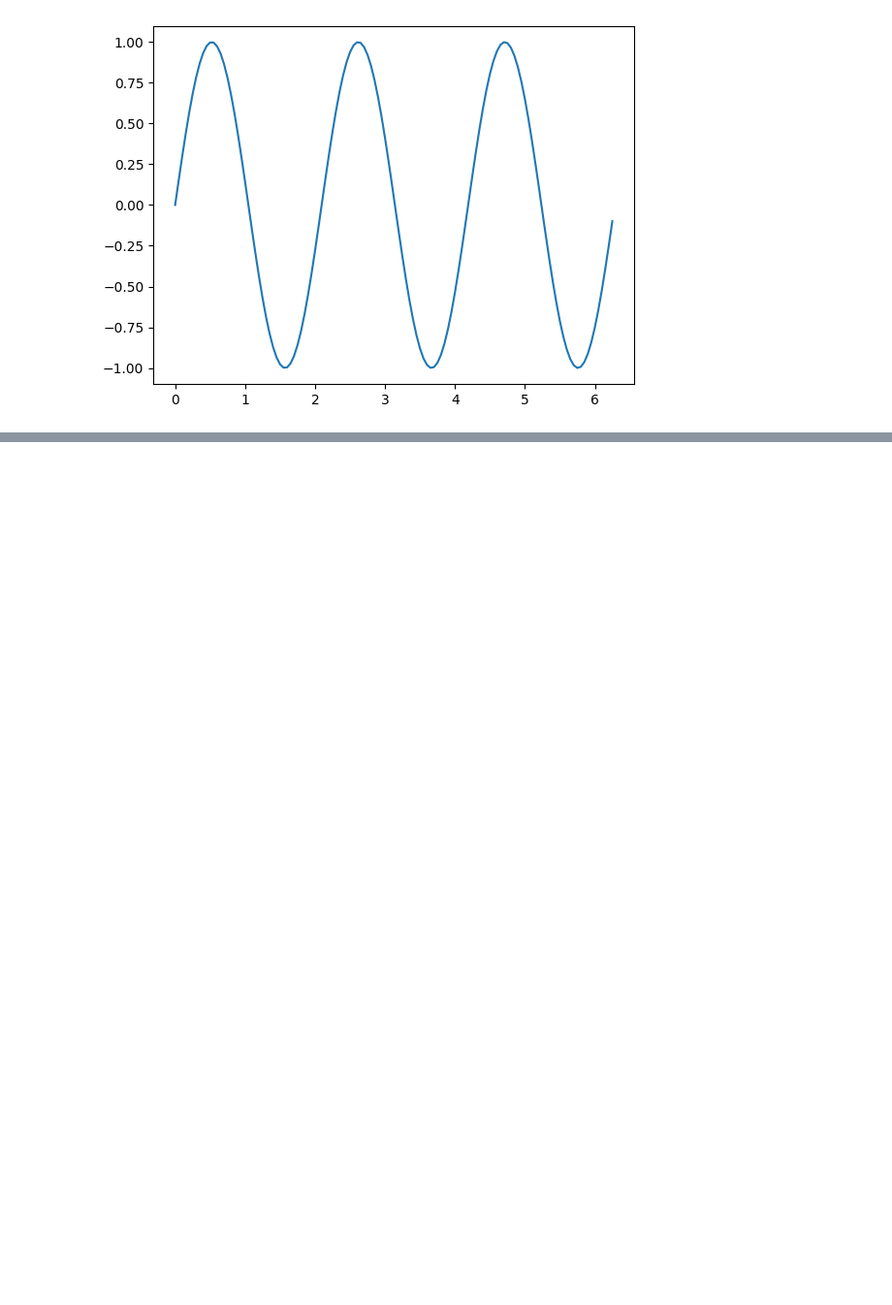
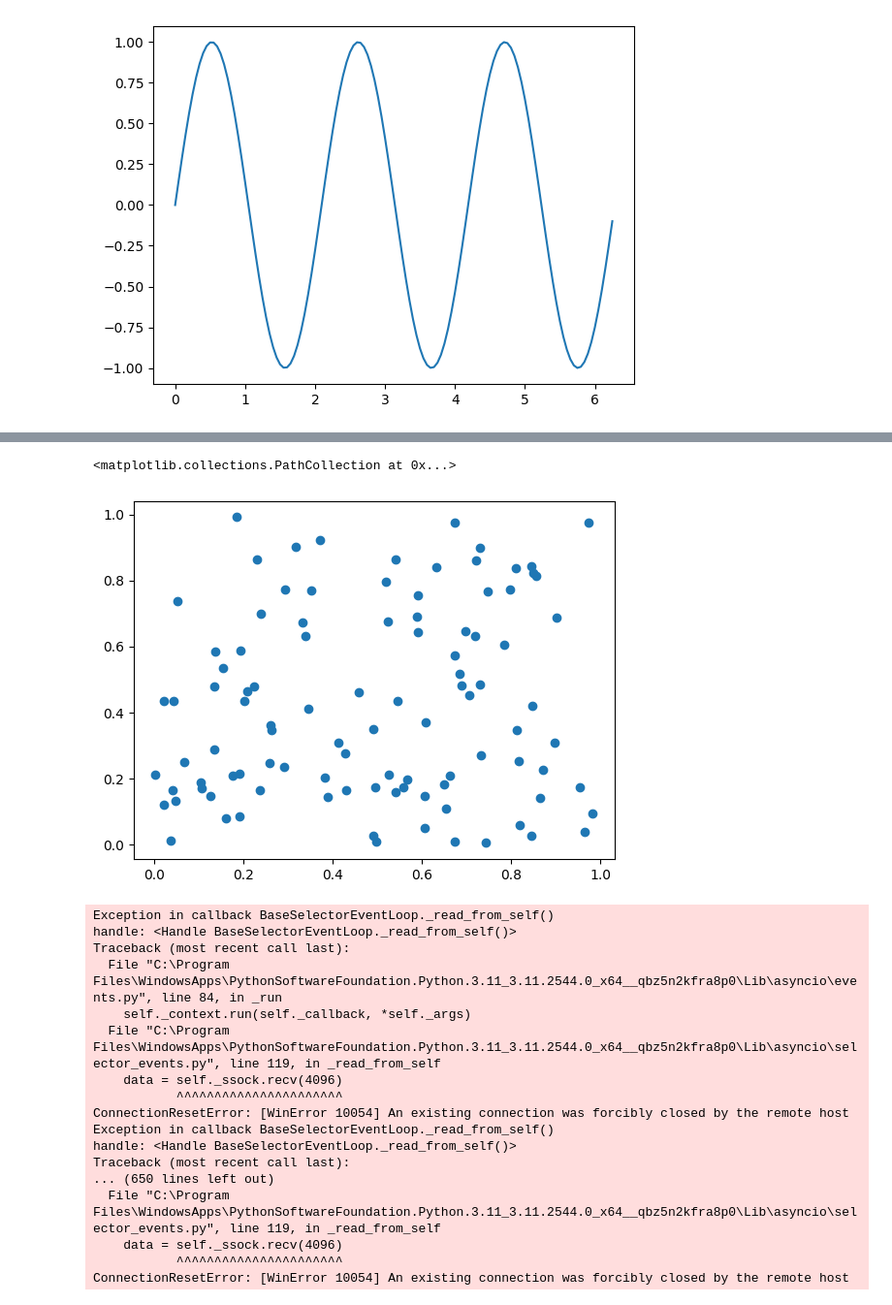
Before and after one commit to Veda-rathna/Numpy, a Jupyter notebook: matplotlib.ipynb, the cells around one changed output, grey strips where cells are left out. Shown at 97% size. Drawn from its saved outputs; the diff is of its cells as text; code cells hidden in the pictures; blank space fills up the shorter version.

```diff
--- a/matplotlib.ipynb
+++ b/matplotlib.ipynb
@@ -51,0 +52,25 @@ plt.show()
+# %%
+x = np.random.rand(100)
+y = np.random.rand(100)
+
+plt.scatter(x,y)
+# %% [output]
+<matplotlib.collections.PathCollection at 0x...>
+[figure, added]
+Exception in callback BaseSelectorEventLoop._read_from_self()
+handle: <Handle BaseSelectorEventLoop._read_from_self()>
+Traceback (most recent call last):
+  File "C:\Program Files\WindowsApps\PythonSoftwareFoundation.Python.3.11_3.11.2544.0_x64__qbz5n2kfra8p0\Lib\asyncio\events.py", line 84, in _run
+    self._context.run(self._callback, *self._args)
+  File "C:\Program Files\WindowsApps\PythonSoftwareFoundation.Python.3.11_3.11.2544.0_x64__qbz5n2kfra8p0\Lib\asyncio\selector_events.py", line 119, in _read_from_self
+    data = self._ssock.recv(4096)
+           ^^^^^^^^^^^^^^^^^^^^^^
+ConnectionResetError: [WinError 10054] An existing connection was forcibly closed by the remote host
+Exception in callback BaseSelectorEventLoop._read_from_self()
+handle: <Handle BaseSelectorEventLoop._read_from_self()>
+Traceback (most recent call last):
+... (650 lines left out)
+  File "C:\Program Files\WindowsApps\PythonSoftwareFoundation.Python.3.11_3.11.2544.0_x64__qbz5n2kfra8p0\Lib\asyncio\selector_events.py", line 119, in _read_from_self
+    data = self._ssock.recv(4096)
+           ^^^^^^^^^^^^^^^^^^^^^^
+ConnectionResetError: [WinError 10054] An existing connection was forcibly closed by the remote host
```
Also changed, not shown: parts of 1 cell of this notebook, 3 other files.
